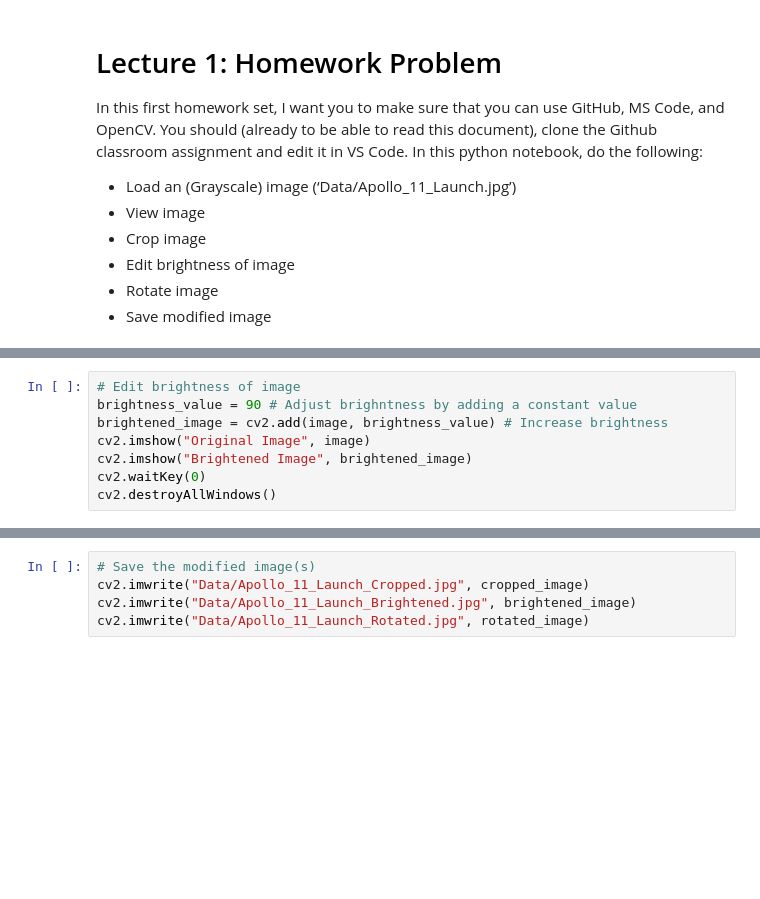
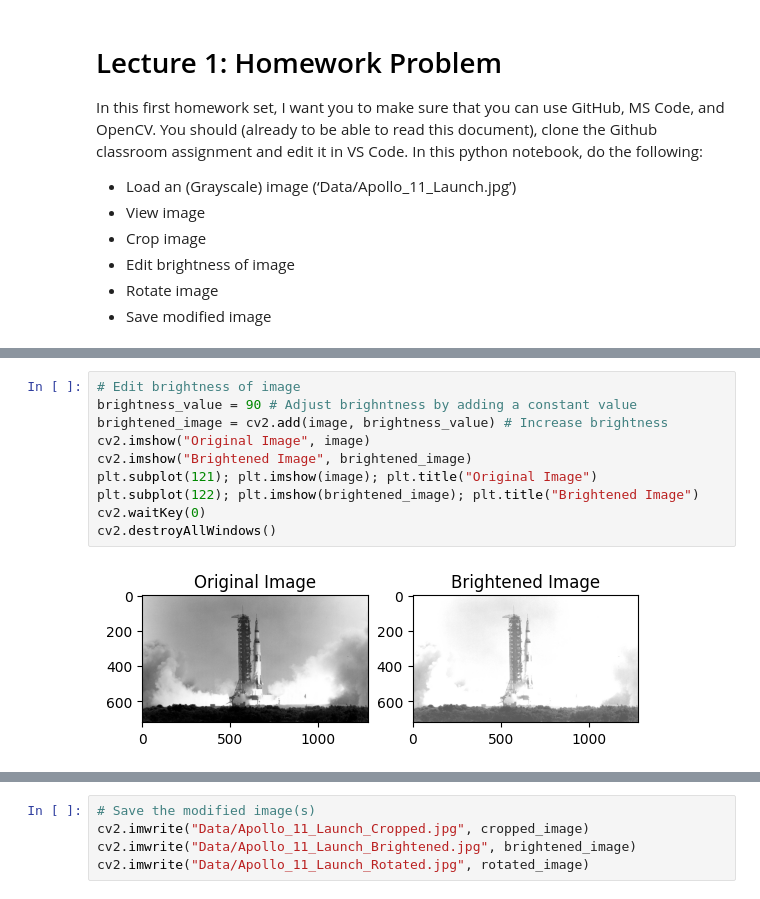
Before and after one commit to SSOE-ECE1390/verifying-setup-IyanekiB, a Jupyter notebook: Homework_0.ipynb, the cells around one changed output, grey strips where cells are left out. Drawn from its saved outputs; the diff is of its cells as text; blank space fills up the shorter version.

```diff
--- a/Homework_0.ipynb
+++ b/Homework_0.ipynb
@@ -32,11 +39,15 @@ cv2.destroyAllWindows()
 # %%
 # Edit brightness of image
 brightness_value = 90 # Adjust brighntness by adding a constant value
 brightened_image = cv2.add(image, brightness_value) # Increase brightness
 cv2.imshow("Original Image", image)
 cv2.imshow("Brightened Image", brightened_image)
+plt.subplot(121); plt.imshow(image); plt.title("Original Image")
+plt.subplot(122); plt.imshow(brightened_image); plt.title("Brightened Image")
 cv2.waitKey(0)
 cv2.destroyAllWindows()
+# %% [output]
+[figure, added]
 # %%
 # Rotate the image
 (h, w) = image.shape[:2]    # Get the dimensions
```
Also changed, not shown: parts of 5 cells of this notebook, 3 other files.
